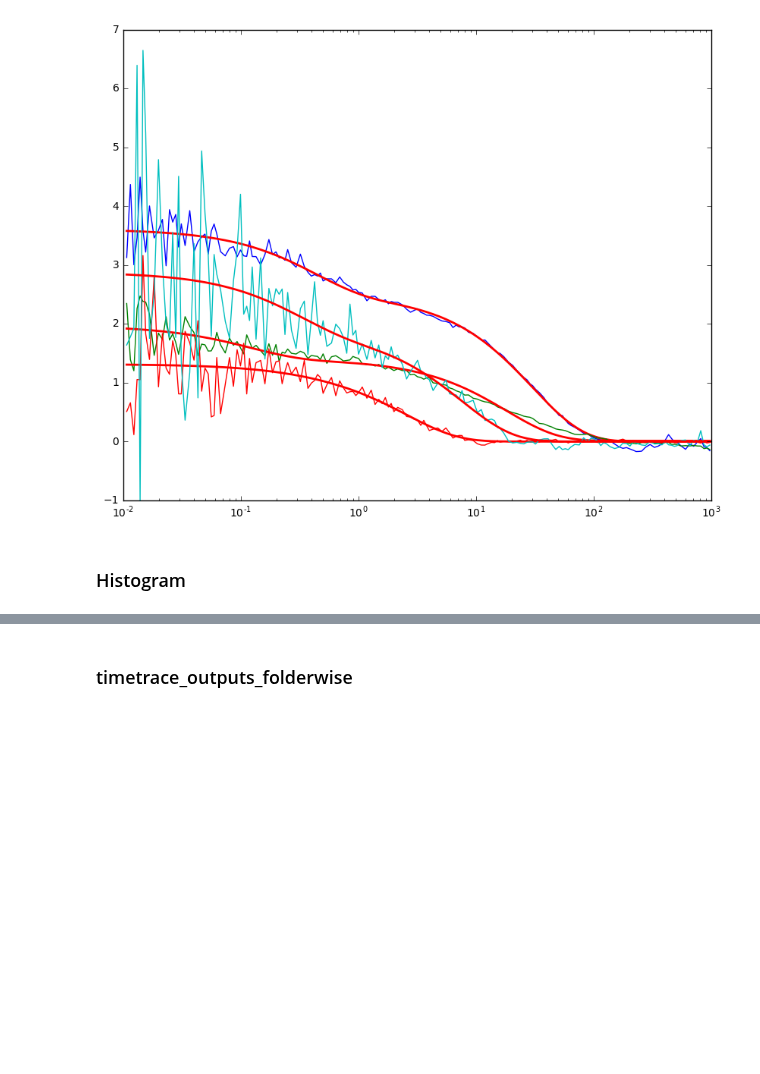
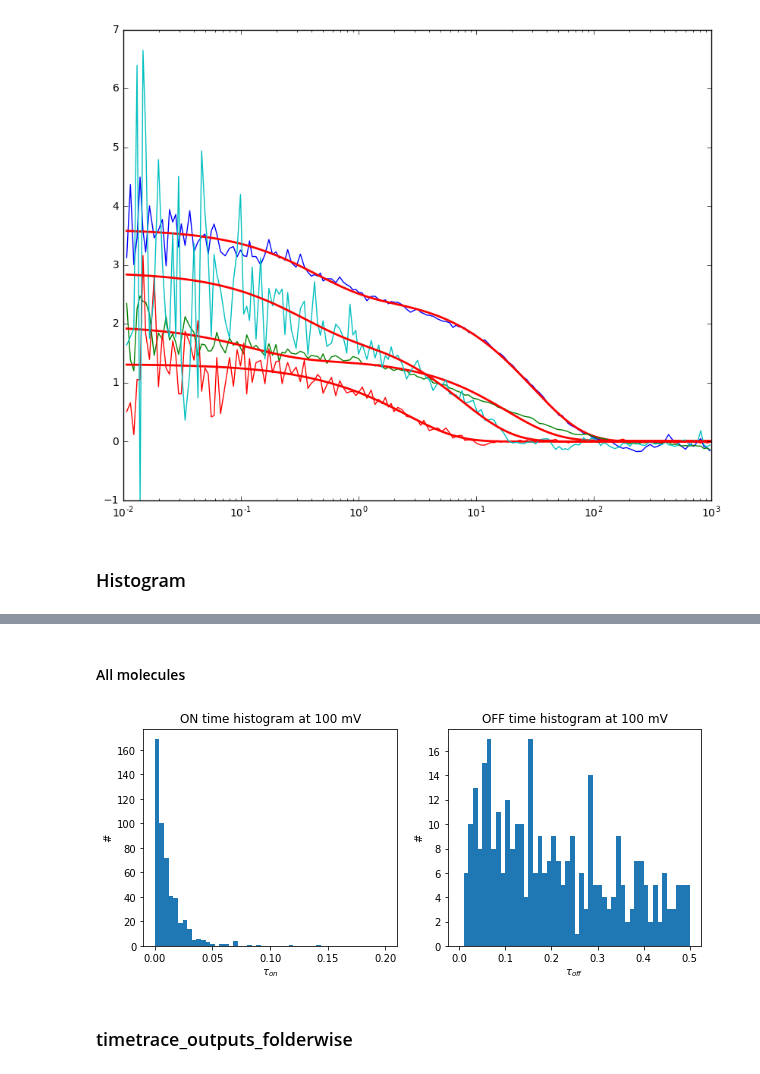
Before and after one commit to biswajitSM/Azurin_SM_repo, a Jupyter notebook: Analysis/Analysis_General.ipynb, the cells around one changed output, grey strips where cells are left out. Cells and saved outputs as stored; diff of their text form; code cells hidden in the pictures; blank space fills up the shorter version.

```diff
--- a/Analysis/Analysis_General.ipynb
+++ b/Analysis/Analysis_General.ipynb
@@ -790,3 +790,11 @@ Number of on-off events is 33
+# %% [markdown]
+#### All molecules
+# %%
+t_ons, t_offs = histogram_on_off_folder(foldername= foldername, input_potential=[100],
+                                        pointnumbers=range(100),bins_on=50, range_on=[0, 0.2],
+                                        bins_off=50, range_off=[0, 0.5], plotting=True);
+# %% [output]
+[figure, added]
 # %% [markdown]
 ### timetrace_outputs_folderwise
 # %%
```
Also changed, not shown: parts of 3 cells of this notebook, 2 other files.
